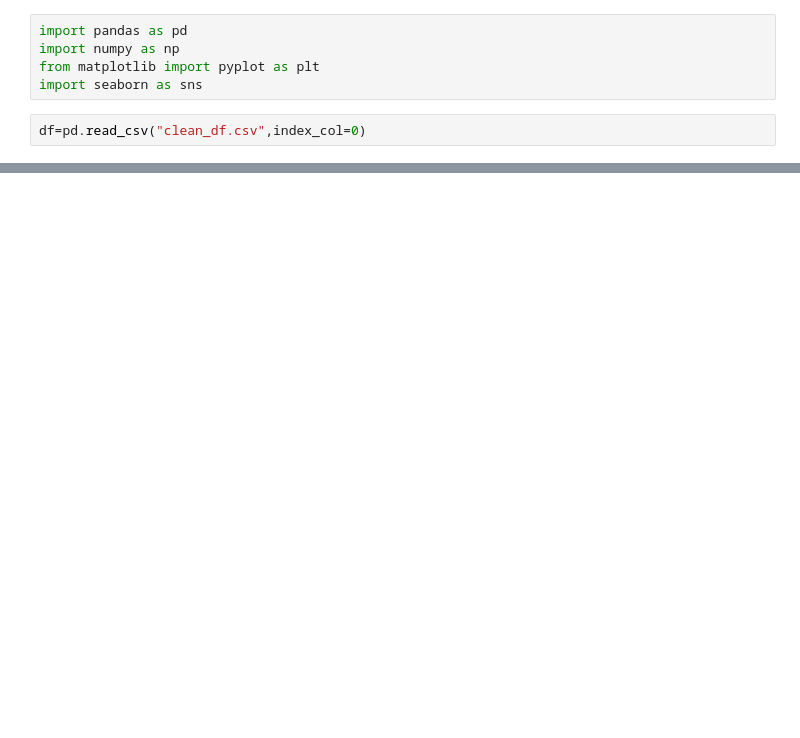
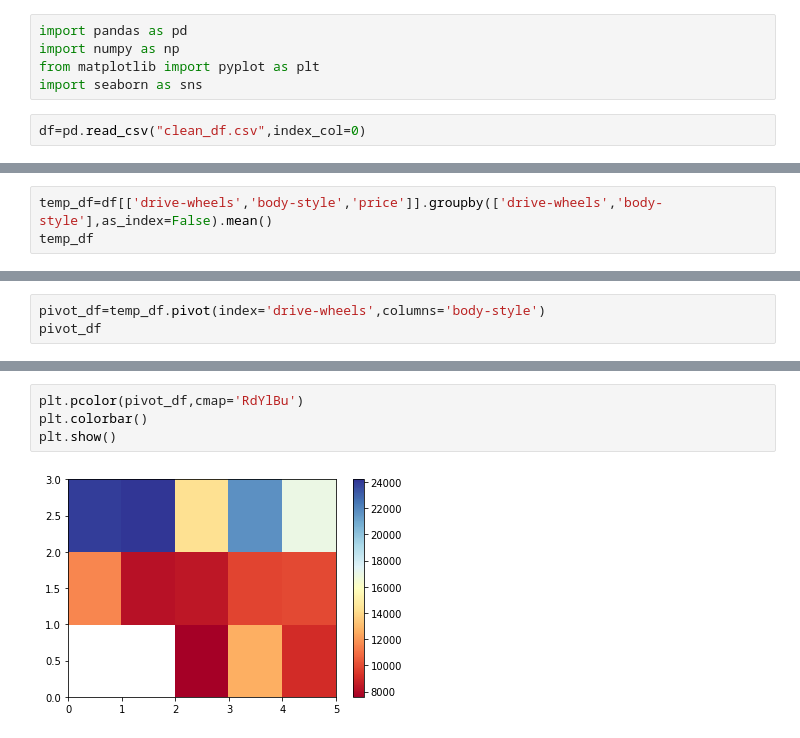
Before and after one commit to harish-10/PythonCode, a Jupyter notebook: Exploratory Data Analysis.ipynb, the cells around one changed output, grey strips where cells are left out. Cells and saved outputs as stored; diff of their text form; blank space fills up the shorter version.

```diff
--- a/Exploratory Data Analysis.ipynb
+++ b/Exploratory Data Analysis.ipynb
@@ -49,0 +49,3 @@ plt.show()
+# %%
+temp_df=df[['drive-wheels','body-style','price']].groupby(['drive-wheels','body-style'],as_index=False).mean()
+temp_df
@@ -49,0 +67,3 @@ plt.show()
+# %%
+pivot_df=temp_df.pivot(index='drive-wheels',columns='body-style')
+pivot_df
@@ -49,0 +77,6 @@ plt.show()
+# %%
+plt.pcolor(pivot_df,cmap='RdYlBu')
+plt.colorbar()
+plt.show()
+# %% [output]
+[figure, added]
```
Also changed, not shown: parts of 10 cells of this notebook.
